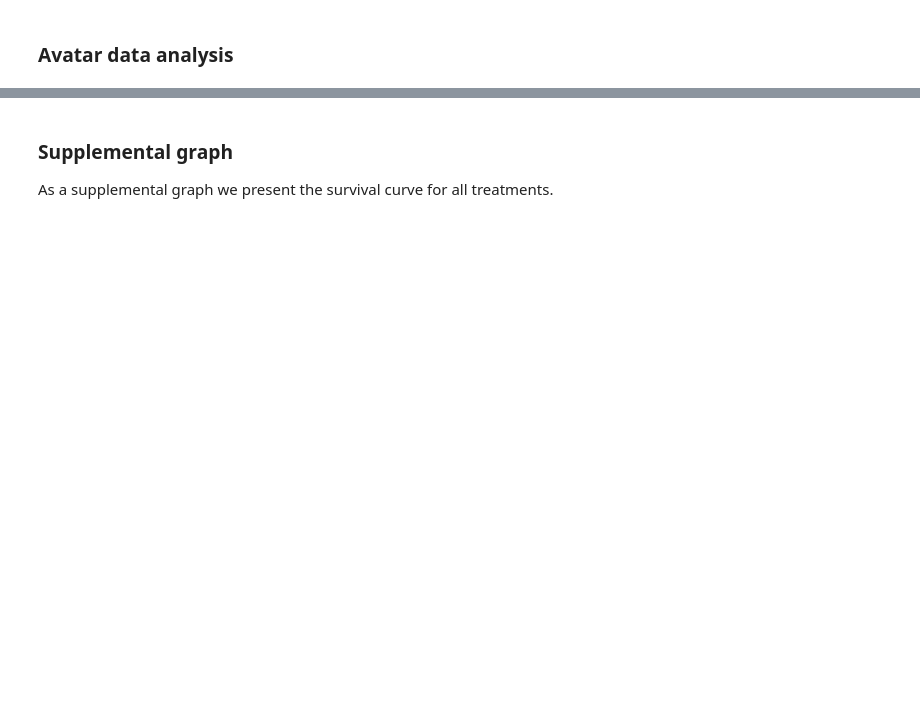
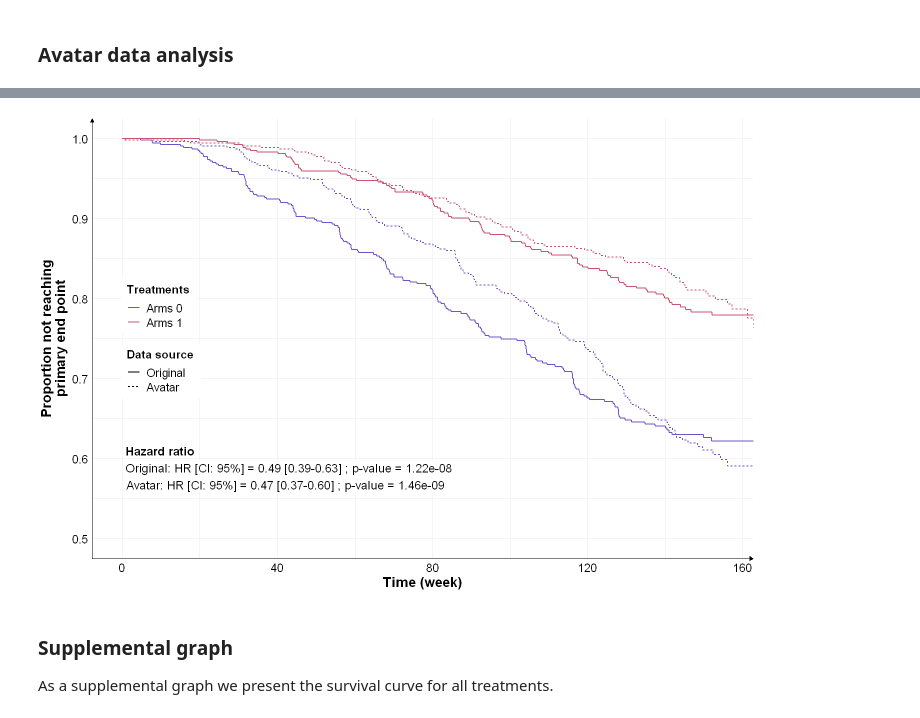
Before and after one commit to octopize/avatar-paper, a Jupyter notebook: notebooks/final_figure/messageAB_AIDS.ipynb, the cells around one changed output, grey strips where cells are left out. Cells and saved outputs as stored; diff of their text form; code cells hidden in the pictures; blank space fills up the shorter version.

```diff
--- a/notebooks/final_figure/messageAB_AIDS.ipynb
+++ b/notebooks/final_figure/messageAB_AIDS.ipynb
@@ -200,13 +171,8 @@ val_arms3_avat <- paste0("(HR [CI 95%]: ",
 # %%
-data_concat2 = data
-data_concat2$type = "Original"
-avatar$type = "Avatar"
-data_concat2 = rbind(data_concat2, avatar)
-data_concat2$type = as.factor(data_concat2$type)
+data_arms01$type <- "Original"
+avatar_arms01$type <- "Avatar"
+data_concat_01 <- rbind(data_arms01, avatar_arms01)
+data_concat_01$type <- factor(data_concat_01$type, levels = c("Original", "Avatar"))
 
-
-data_concat2$type = relevel(data_concat2$type, "Original")
-data_concat3 = data_concat2[data_concat2$arms %in% c(0, 1), ]
-
-# fit the survival curve
-surv = survfit(Surv(time = days/7, event = cens) ~ factor(arms) + (type), data = data_concat3)
+# Survival curve calculation
+surv <- survfit(Surv(time = days/7, event = cens) ~ factor(arms) + type, data = data_concat_01)
@@ -277,3 +179,45 @@ if (save) {
+# %%
+# Display time: about 15 seconds
+color <- c("#7155c8", "#c85573")
+
+options(repr.plot.width = 12, repr.plot.height = 8)
+ggsurv <- ggsurvplot(surv, data = data_concat_01, conf.int = FALSE,
+                     risk.table = FALSE,
+                     legend.title = "Treatments",
+                     censor.cex = 100,
+                     linetype = c("type"),
+                     size = 0.7, xlim = c(0, 155), ylim = c(0.5, 1), break.x.by = 40,
+                     ggtheme = theme_minimal(),
+                     xlab = "Time (week)",
+                     ylab = "Proportion not reaching\nprimary end point",
+                     censor.shape = "",
+                     legend.labs = c("Arms 0", "Arms 0", "Arms 1", "Arms 1"),
+                     palette = color)
+
+ggsurv$plot <- ggsurv$plot +
+    theme_minimal() +
+    scale_linetype_discrete(name = c("Data source"), labels = c("Original", "Avatar")) +
+    geom_label(aes(x = 9.7, y = 0.61, label = "Hazard ratio"), size = 5, family = "sans", fontface = "bold", label.size = NA) +
+    geom_label(aes(x = 43, y = 0.578, label = paste0("Original: HR [CI: 95%] = ", formatC(res_original_01[2], format = "f", digits = 2),
+                                                     " [", formatC(res_original_01[8], format = "f", digits = 2),
+                                                     "-", formatC(res_original_01[9], format = "f", digits = 2),
+                                                     "] ; p-value = ", formatC(res_original_01[5], format = "e", digits = 2),
+                                                     "\nAvatar: HR [CI: 95%] = ", formatC(res_avatar_01[2], format = "f", digits = 2),
+                                                     " [", formatC(res_avatar_01[8], format = "f", digits = 2),
+                                                     "-", formatC(res_avatar_01[9], format = "f", digits = 2),
+                                                     "] ; p-value = ", formatC(res_avatar_01[5], format = "e", digits = 2), "  ")), size = 5, family = "sans", label.size = NA) +
+    theme(legend.position = c(0.105, 0.5),
+          legend.background = element_rect(fill = "white", size = 0.5, linetype = "blank"),
+          legend.text = element_text(size = 14,  color = "black", family = "sans"),
+          legend.title = element_text(size = 14,  color = "black", family = "sans", face = "bold"),
+          axis.text = element_text(size = 14, color = "black", family = "sans"),
+          axis.title.y = element_text(vjust = 2),
+          axis.title = element_text(size = 16, color = "black", family = "sans", face = "bold"),
+          axis.line = element_line(colour = "black", size = 0.5, linetype = "solid", arrow = arrow(type = "closed", length = unit(5, "pt"))))
+
+ggsurv
+# %% [output]
+[figure, added]
 # %% [markdown]
 ### Supplemental graph
 
```
Also changed, not shown: parts of 50 cells of this notebook, 2 other files.
